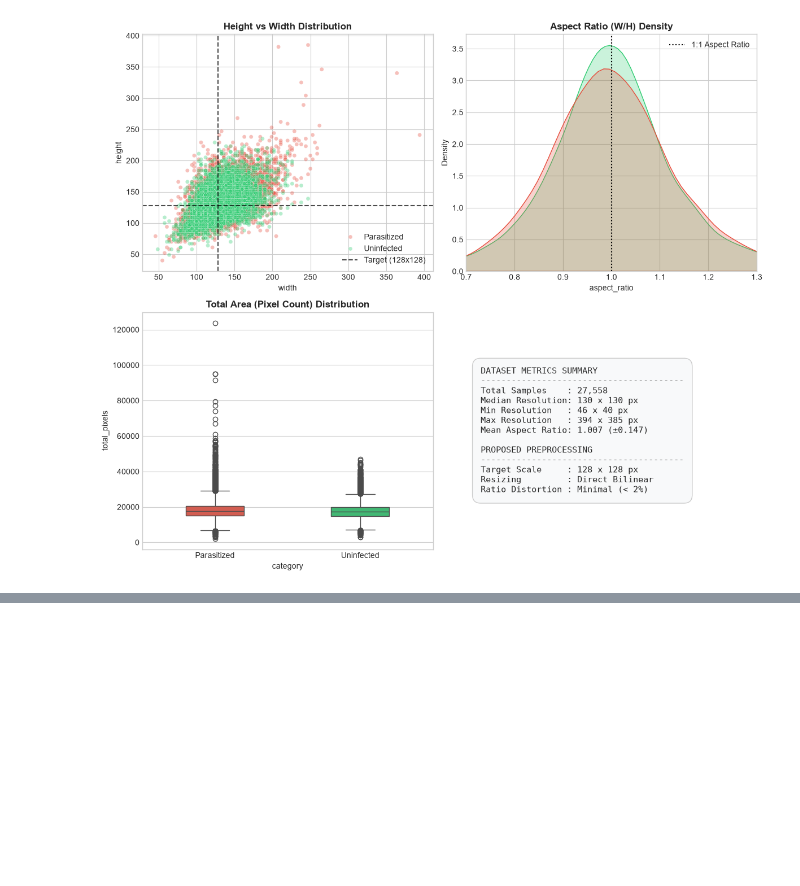
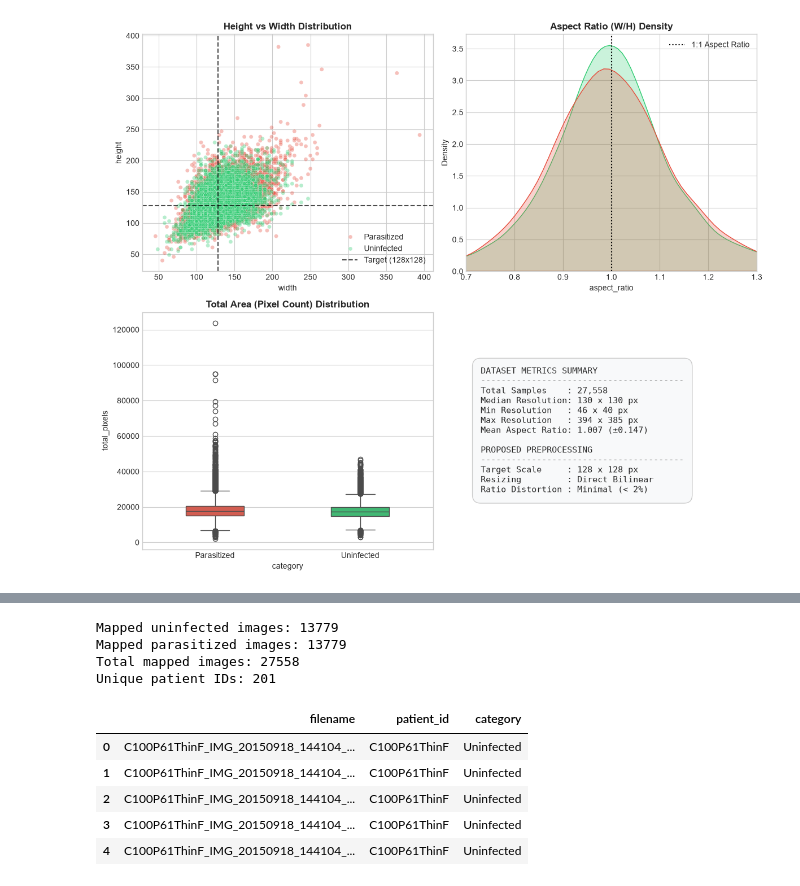
Before and after one commit to AndersVestergaard0/DATA7703-Group-Project, a Jupyter notebook: GroupProject.ipynb, the cells around one changed output, grey strips where cells are left out. Cells and saved outputs as stored; diff of their text form; code cells hidden in the pictures; blank space fills up the shorter version.

```diff
--- a/GroupProject.ipynb
+++ b/GroupProject.ipynb
@@ -190,0 +223,60 @@ Passing `palette` without assigning `hue` is deprecated and will be removed in v
+# %%
+# Convert the wide NIH mapping files into one row per cell image
+def reshape_patient_mapping(raw_df, category):
+    rows = []
+
+    for _, row in raw_df.iterrows():
+        patient_id = row.iloc[0]
+
+        # Remaining columns contain image filenames.
+        # Some cells are empty because patients have different numbers of images.
+        filenames = row.iloc[1:].dropna()
+
+        for filename in filenames:
+            filename = str(filename).strip()
+
+            # Remove brackets/quotes left by the original CSV formatting
+            filename = filename.strip("[]'\" ")
+
+            if filename:
+                rows.append({
+                    "filename": filename,
+                    "patient_id": str(patient_id).strip(),
+                    "category": category
+                })
+
+    return pd.DataFrame(rows)
+
+
+uninfected_patient_map = reshape_patient_mapping(
+    raw_uninfected,
+    "Uninfected"
+)
+
+parasitized_patient_map = reshape_patient_mapping(
+    raw_parasitized,
+    "Parasitized"
+)
+
+patient_map = pd.concat(
+    [uninfected_patient_map, parasitized_patient_map],
+    ignore_index=True
+)
+
+print("Mapped uninfected images:", len(uninfected_patient_map))
+print("Mapped parasitized images:", len(parasitized_patient_map))
+print("Total mapped images:", len(patient_map))
+print("Unique patient IDs:", patient_map["patient_id"].nunique())
+
+display(patient_map.head())
+# %% [output]
+Mapped uninfected images: 13779
+Mapped parasitized images: 13779
+Total mapped images: 27558
+Unique patient IDs: 201
+|  | filename | patient_id | category |
+| 0 | C100P61ThinF_IMG_20150918_144104_... | C100P61ThinF | Uninfected |
+| 1 | C100P61ThinF_IMG_20150918_144104_... | C100P61ThinF | Uninfected |
+| 2 | C100P61ThinF_IMG_20150918_144104_... | C100P61ThinF | Uninfected |
+| 3 | C100P61ThinF_IMG_20150918_144104_... | C100P61ThinF | Uninfected |
+| 4 | C100P61ThinF_IMG_20150918_144104_... | C100P61ThinF | Uninfected |
```
Also changed, not shown: parts of 10 cells of this notebook, 3 other files.
